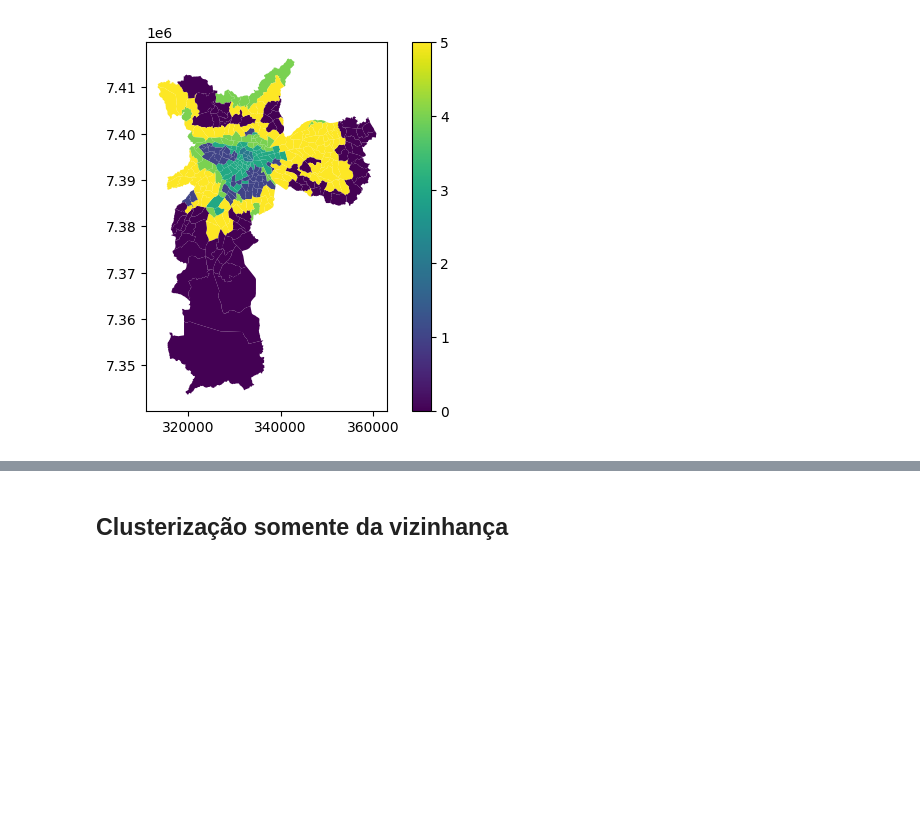
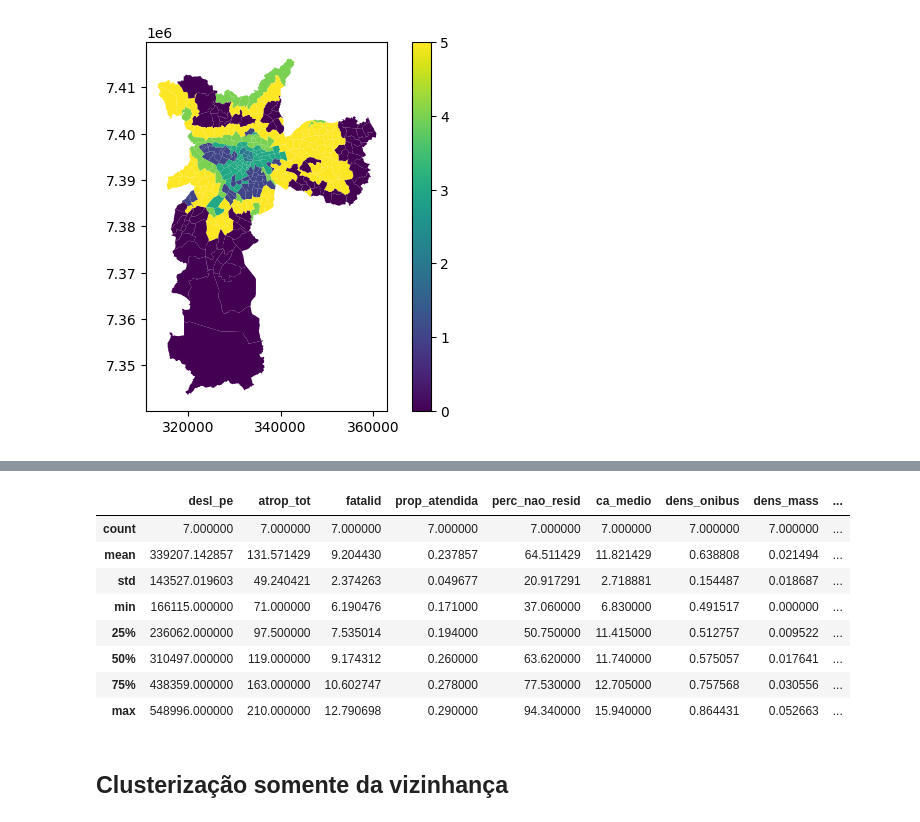
Before and after one commit to AndaSampa/meip-sp, a Jupyter notebook: 00-clusterizacao-meip-od.ipynb, the cells around one changed output, grey strips where cells are left out. Drawn from its saved outputs; the diff is of its cells as text; code cells hidden in the pictures; blank space fills up the shorter version.

Commit message:
Avançando na clusterização

```diff
--- a/00-clusterizacao-meip-od.ipynb
+++ b/00-clusterizacao-meip-od.ipynb
@@ -186,3 +229,15 @@ gdf_zona_merged.plot(column='k_cluster', legend=True)
+# %%
+df_meip.loc[df_meip['k_cluster'] == 2, modelo + ['k_cluster']].describe()
+# %% [output]
+|  | desl_pe | atrop_tot | fatalid | prop_atendida | perc_nao_resid | ca_medio | dens_onibus | dens_mass | ... |
+| count | 7.000000 | 7.000000 | 7.000000 | 7.000000 | 7.000000 | 7.000000 | 7.000000 | 7.000000 | ... |
+| mean | 339207.142857 | 131.571429 | 9.204430 | 0.237857 | 64.511429 | 11.821429 | 0.638808 | 0.021494 | ... |
+| std | 143527.019603 | 49.240421 | 2.374263 | 0.049677 | 20.917291 | 2.718881 | 0.154487 | 0.018687 | ... |
+| min | 166115.000000 | 71.000000 | 6.190476 | 0.171000 | 37.060000 | 6.830000 | 0.491517 | 0.000000 | ... |
+| 25% | 236062.000000 | 97.500000 | 7.535014 | 0.194000 | 50.750000 | 11.415000 | 0.512757 | 0.009522 | ... |
+| 50% | 310497.000000 | 119.000000 | 9.174312 | 0.260000 | 63.620000 | 11.740000 | 0.575057 | 0.017641 | ... |
+| 75% | 438359.000000 | 163.000000 | 10.602747 | 0.278000 | 77.530000 | 12.705000 | 0.757568 | 0.030556 | ... |
+| max | 548996.000000 | 210.000000 | 12.790698 | 0.290000 | 94.340000 | 15.940000 | 0.864431 | 0.052663 | ... |
 # %% [markdown]
 ## Clusterização somente da vizinhança
 # %%
```
Also changed, not shown: parts of 13 cells of this notebook.
